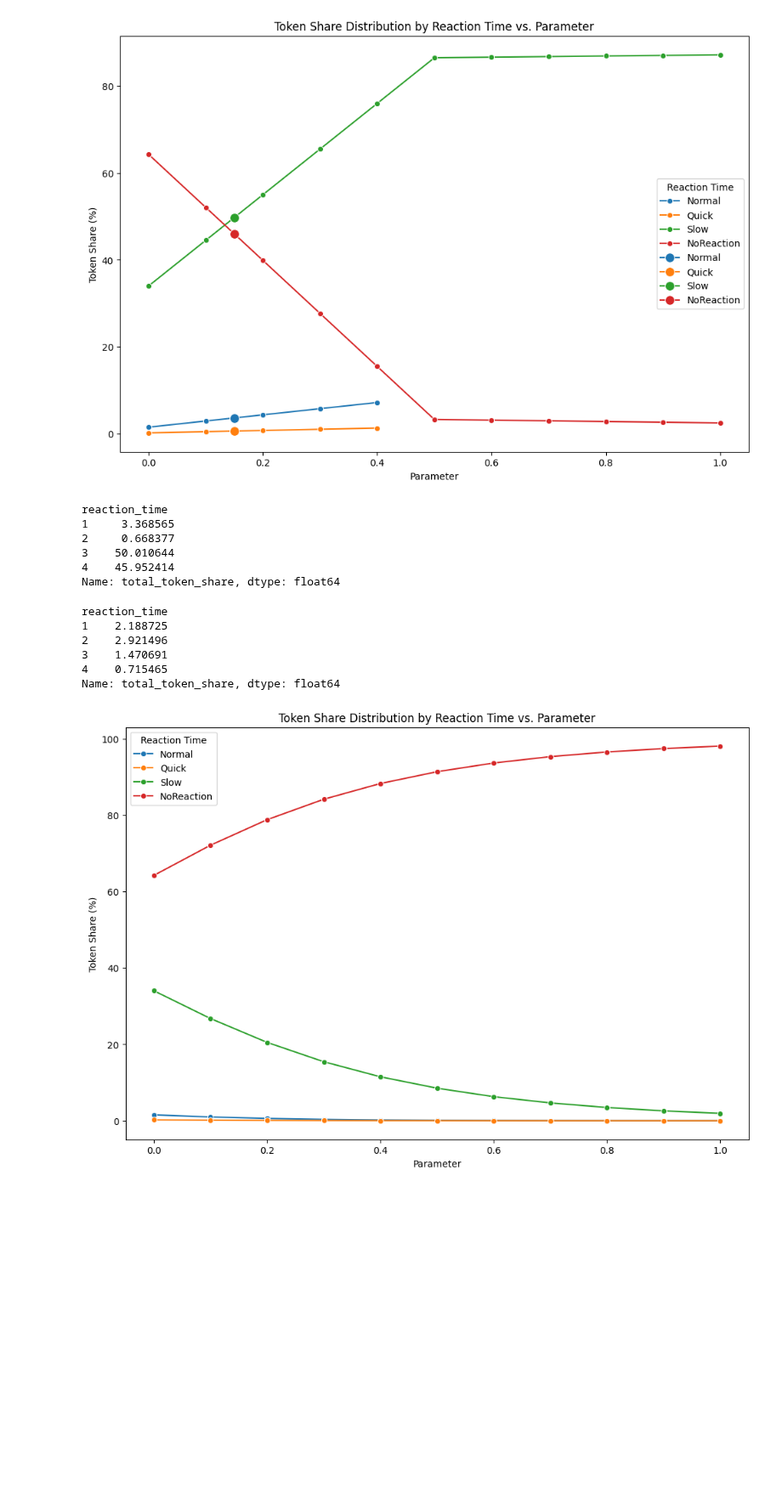
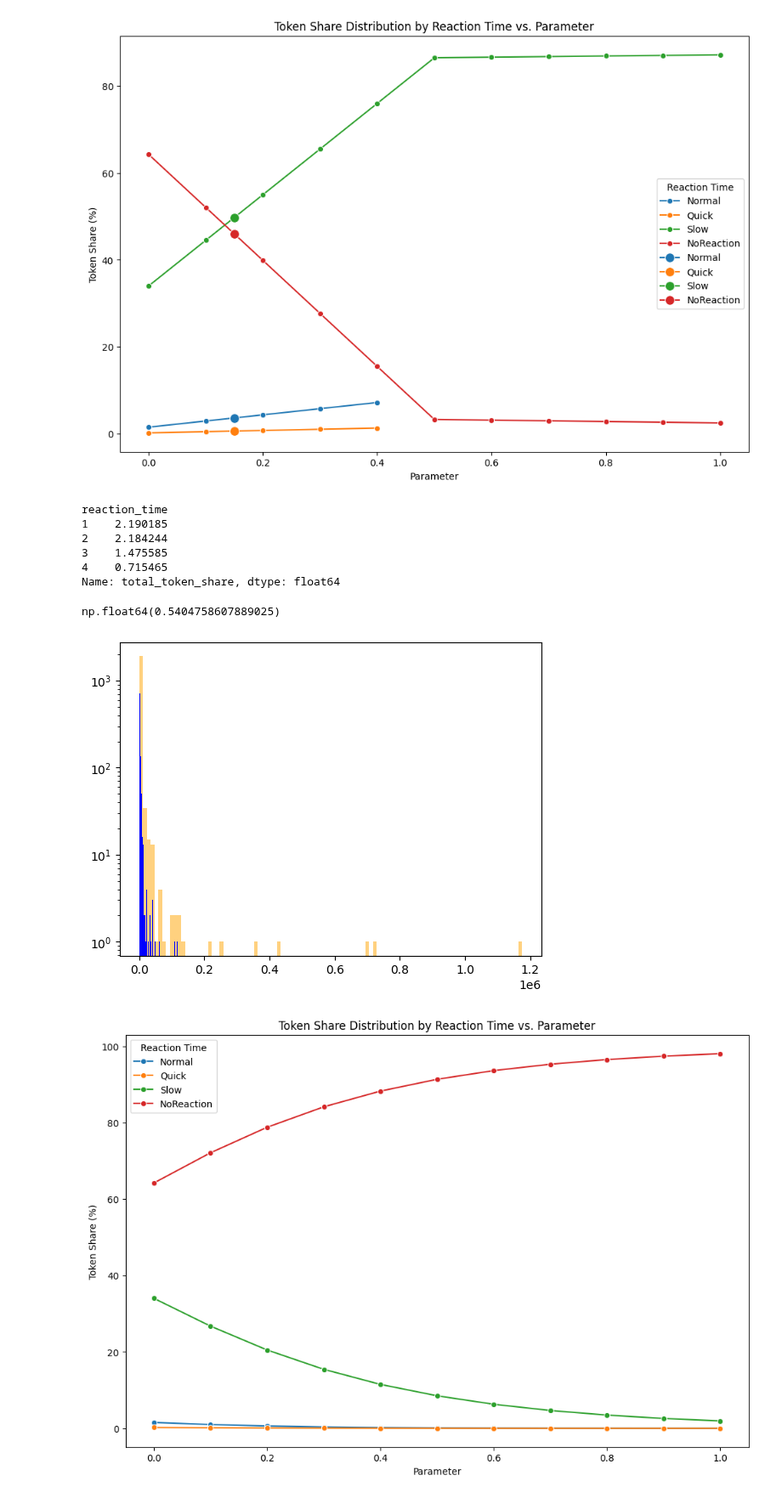
Before and after one commit to collectif-dao/dg-research, a Jupyter notebook: wallet_distributions.ipynb, the cells around one changed output. Shown at 85% size. Cells and saved outputs as stored; diff of their text form; code cells hidden in the pictures; blank space fills up the shorter version.

Commit message:
added info on decentralized distribution

```diff
--- a/wallet_distributions.ipynb
+++ b/wallet_distributions.ipynb
@@ -300,29 +320,36 @@ fig = plot_token_share_distribution(wallet_df, lambda balances, factor: redistri
 # %% [output]
 [figure]
 # %%
-new_balances = redistribute_balances(wallet_df.total.values, wallet_df.type.values, 0.15)
+redistribution_factor = 0.15
+new_stETH = redistribute_balances(wallet_df.stETH.values, wallet_df.type.values, redistribution_factor)
+new_wstETH = redistribute_balances(wallet_df.wstETH.values, wallet_df.type.values, redistribution_factor)
+
 wallet_df_new = wallet_df.copy()
-wallet_df_new['total'] = new_balances
+wallet_df_new['stETH'] = new_stETH
+wallet_df_new['wstETH'] = new_wstETH
+wallet_df_new['total'] = wallet_df_new['stETH'] + wallet_df_new['wstETH']
 wallet_df_new['total_token_share'] = wallet_df_new['total'] / wallet_df_new['total'].sum() * 100
 reaction_time_distribution_new, actor_category_new = get_reaction_time_distribution(wallet_df_new)
 wallet_df_new['reaction_time'] = reaction_time_distribution_new
-wallet_df_new.groupby('reaction_time').total_token_share.sum()
+wallet_df_new.to_csv('data/decentralized_wallet_distribution.csv')
-# %% [output]
-reaction_time
-1     3.368565
-2     0.668377
-3    50.010644
-4    45.952414
-Name: total_token_share, dtype: float64
 # %%
 wallet_df_new.groupby('reaction_time').total_token_share.sum() / wallet_df.groupby('reaction_time').total_token_share.sum()
 # %% [output]
 reaction_time
-1    2.188725
-2    2.921496
-3    1.470691
+1    2.190185
+2    2.184244
+3    1.475585
 4    0.715465
 Name: total_token_share, dtype: float64
+# %%
+wallet_df_new['total'][(wallet_df_new['type'] == 'Private') | (wallet_df_new['type'] == 'No label')].sum() / wallet_df_new['total'].sum()
+# %% [output]
+np.float64(0.5404758607889025)
+# %%
+plt.hist(wallet_df.total, bins=100, log=True, alpha=0.5, zorder=1, color='orange');
+plt.hist(wallet_df_new.total, bins=100, log=True, zorder=2, color='blue');
+# %% [output]
+[figure, added]
 # %%
 def create_less_uniform_distribution(current_balances, disparity_factor, mask=None):
     """
```
Also changed, not shown: parts of 4 cells of this notebook, 10 other files.
